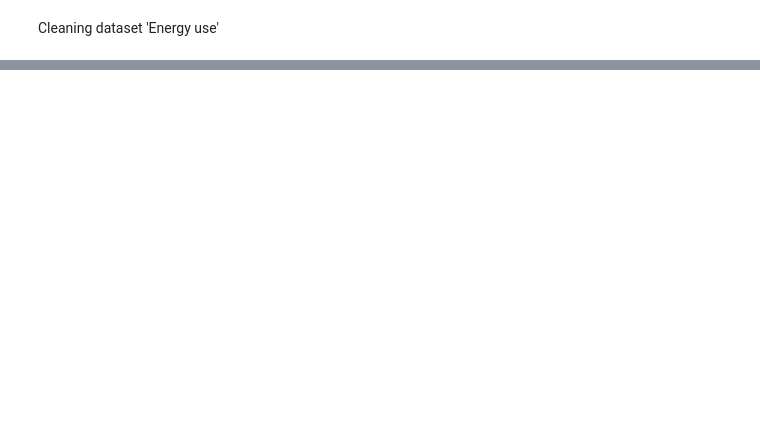
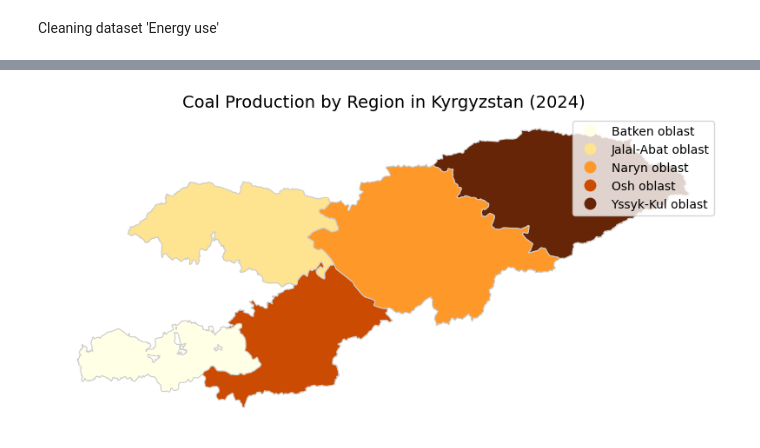
Before and after one commit to NursezimAlieva/Kyrgyz-Republic-Energy, a Jupyter notebook: main.ipynb, the cells around one changed output, grey strips where cells are left out. Drawn from its saved outputs; the diff is of its cells as text; code cells hidden in the pictures; blank space fills up the shorter version.

```diff
--- a/main.ipynb
+++ b/main.ipynb
@@ -119,0 +160,29 @@ print(energyUse.head())
+# %%
+import matplotlib.pyplot as plt
+import geopandas as gpd
+
+newCoal = coal.drop(columns=[2006, 2007, 2008, 2009, 2010, 2011, 2012, 2013, 2014, 2015, 2016, 2017, 2018, 2019, 2020, 2021, 2022, 2023])
+newCoal = newCoal.drop(index=[0])
+newCoal = newCoal.rename(columns={'Year': 'Region'})
+
+map_df = gpd.read_file('geoBoundaries-KGZ-ADM1.geojson')
+map_df = map_df.rename(columns={'shapeName':'Region'})
+map_df['Region'] = map_df['Region'].replace('Chuy Region', 'Chuy oblast')
+map_df['Region'] = map_df['Region'].replace('Batken Region', 'Batken oblast')
+map_df['Region'] = map_df['Region'].replace('Osh Region', 'Osh oblast')
+map_df['Region'] = map_df['Region'].replace('Jalal-Abad Region', 'Jalal-Abat oblast')
+map_df['Region'] = map_df['Region'].replace('Naryn Region', 'Naryn oblast')
+map_df['Region'] = map_df['Region'].replace('Issyk-Kul Region', 'Yssyk-Kul oblast')
+map_df['Region'] = map_df['Region'].replace('Talas Region', 'Talas oblast')
+
+merged = map_df.merge(newCoal, on='Region')
+
+# Рисуем карту
+fig, ax = plt.subplots(figsize=(10, 6))
+merged.plot(column='Region', cmap='YlOrBr', linewidth=0.8, ax=ax, edgecolor='0.8', legend=True)
+
+ax.set_title('Coal Production by Region in Kyrgyzstan (2024)', fontsize=14)
+ax.axis('off')
+plt.show()
+# %% [output]
+[figure, added]
```
Also changed, not shown: parts of 7 cells of this notebook, 5 other files.
